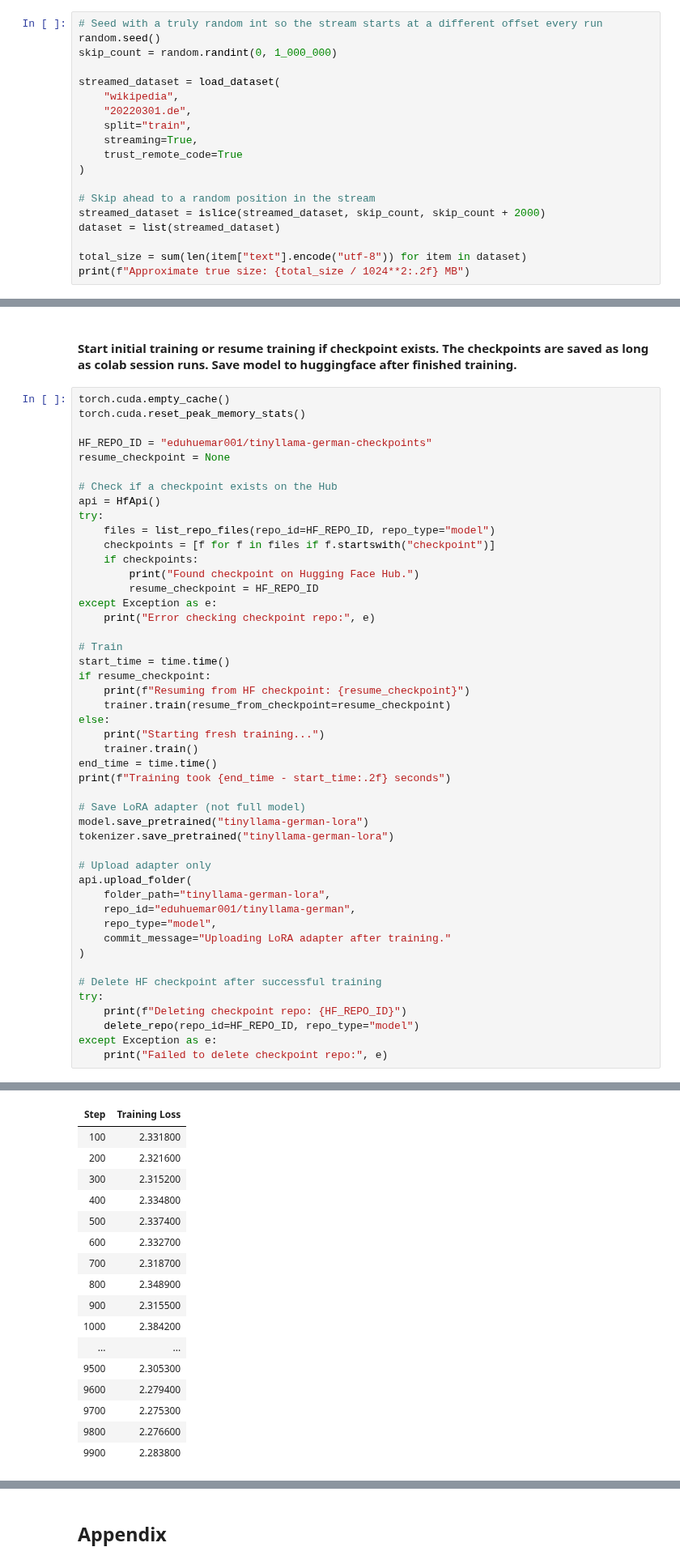
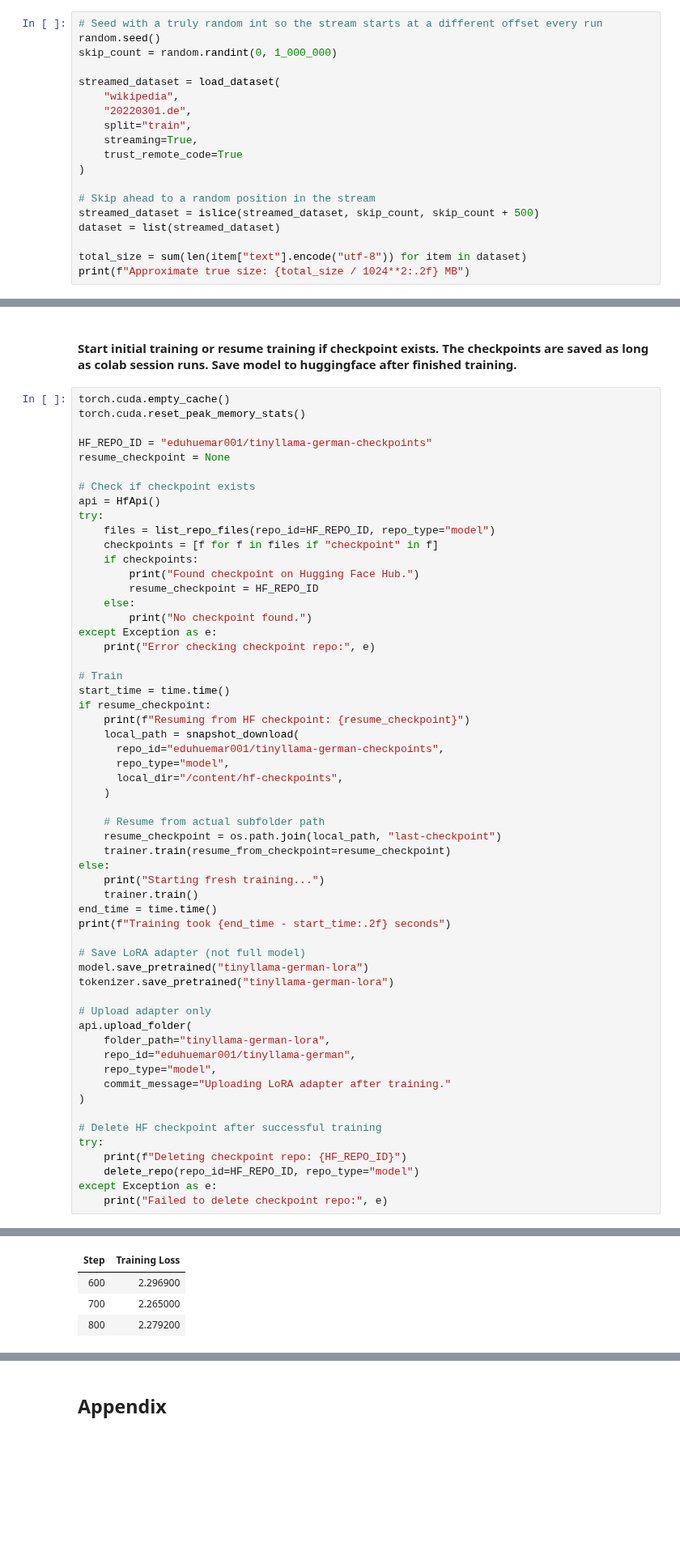
Before and after one commit to eduhuemar001/llm-finetuning, a Jupyter notebook: finetune_tinyllama.ipynb, the cells around one changed output, grey strips where cells are left out. Shown at 81% size. Saved outputs shown, nothing was run; the diff lists cells and outputs as text; blank space fills up the shorter version.

Commit message:
Fixed resume training from checkpoint

```diff
--- a/finetune_tinyllama.ipynb
+++ b/finetune_tinyllama.ipynb
@@ -153,7 +154,7 @@ streamed_dataset = load_dataset(
 )
 
 # Skip ahead to a random position in the stream
-streamed_dataset = islice(streamed_dataset, skip_count, skip_count + 2000)
+streamed_dataset = islice(streamed_dataset, skip_count, skip_count + 500)
 dataset = list(streamed_dataset)
 
 total_size = sum(len(item["text"].encode("utf-8")) for item in dataset)
@@ -241,14 +242,16 @@ torch.cuda.reset_peak_memory_stats()
 HF_REPO_ID = "eduhuemar001/tinyllama-german-checkpoints"
 resume_checkpoint = None
 
-# Check if a checkpoint exists on the Hub
+# Check if checkpoint exists
 api = HfApi()
 try:
     files = list_repo_files(repo_id=HF_REPO_ID, repo_type="model")
-    checkpoints = [f for f in files if f.startswith("checkpoint")]
+    checkpoints = [f for f in files if "checkpoint" in f]
     if checkpoints:
         print("Found checkpoint on Hugging Face Hub.")
         resume_checkpoint = HF_REPO_ID
+    else:
+        print("No checkpoint found.")
 except Exception as e:
     print("Error checking checkpoint repo:", e)
 
@@ -256,6 +259,14 @@ except Exception as e:
 start_time = time.time()
 if resume_checkpoint:
     print(f"Resuming from HF checkpoint: {resume_checkpoint}")
+    local_path = snapshot_download(
+      repo_id="eduhuemar001/tinyllama-german-checkpoints",
+      repo_type="model",
+      local_dir="/content/hf-checkpoints",
+    )
+
+    # Resume from actual subfolder path
+    resume_checkpoint = os.path.join(local_path, "last-checkpoint")
     trainer.train(resume_from_checkpoint=resume_checkpoint)
 else:
     print("Starting fresh training...")
@@ -287,17 +299,4 @@ Starting fresh training...
 | Step | Training Loss |
-| 100 | 2.331800 |
-| 200 | 2.321600 |
-| 300 | 2.315200 |
-| 400 | 2.334800 |
-| 500 | 2.337400 |
-| 600 | 2.332700 |
-| 700 | 2.318700 |
-| 800 | 2.348900 |
-| 900 | 2.315500 |
-| 1000 | 2.384200 |
-| ... | ... |
-| 9500 | 2.305300 |
-| 9600 | 2.279400 |
-| 9700 | 2.275300 |
-| 9800 | 2.276600 |
-| 9900 | 2.283800 |
+| 600 | 2.296900 |
+| 700 | 2.265000 |
+| 800 | 2.279200 |
```
Also changed, not shown: parts of 5 cells of this notebook.
